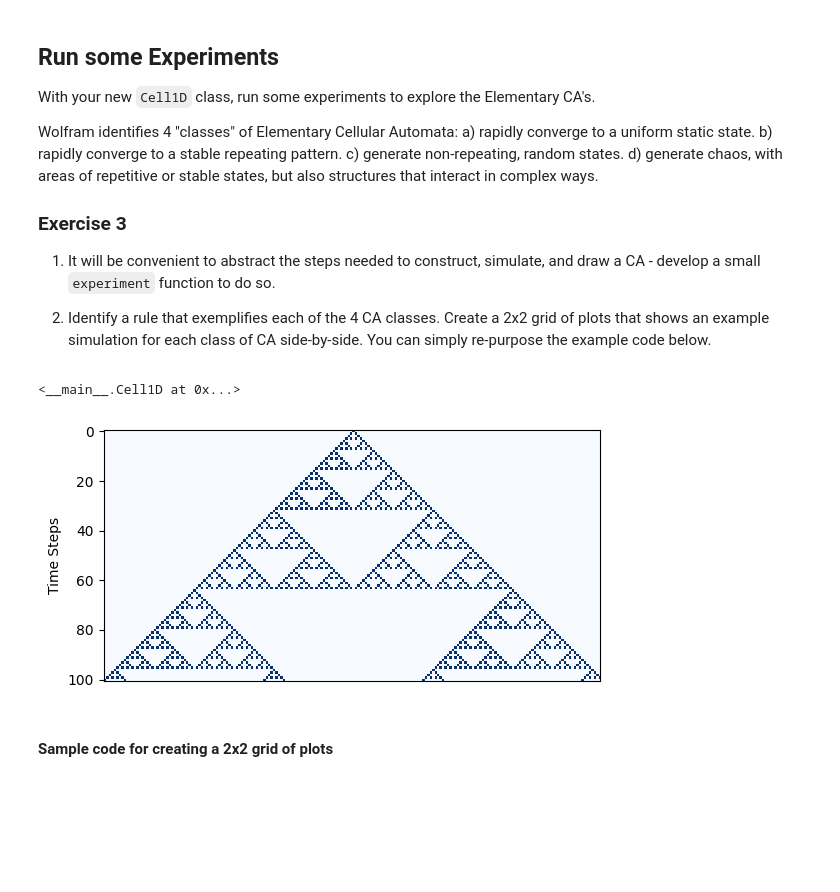
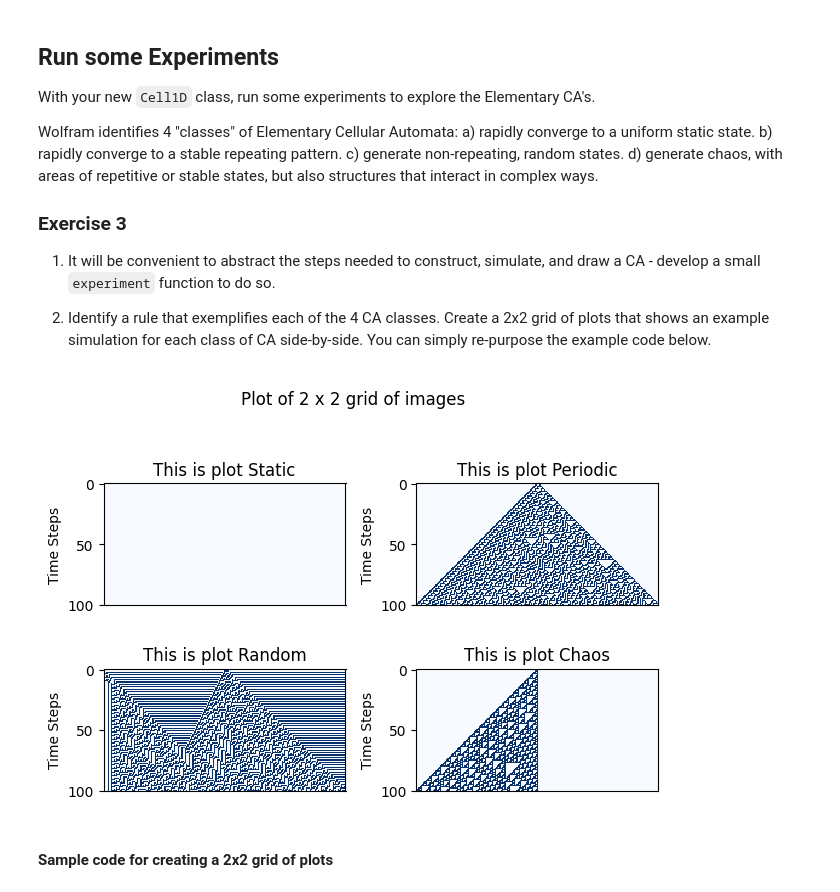
Before and after one commit to Charanjeet-x/comp215, a Jupyter notebook: labs/lab07_cellular_automata.ipynb, the cells around one changed output. Cells and saved outputs as stored; diff of their text form; code cells hidden in the pictures; blank space fills up the shorter version.

```diff
--- a/labs/lab07_cellular_automata.ipynb
+++ b/labs/lab07_cellular_automata.ipynb
@@ -197,19 +197,32 @@ Wolfram identifies 4 "classes" of Elementary Cellular Automata:
 2. Identify a rule that exemplifies each of the 4 CA classes.
    Create a 2x2 grid of plots that shows an example simulation for each class of CA side-by-side.
    You can simply re-purpose the example code below.
-# %%
-# Solution for Ex. 3 here...
-def experiment(n_cells, n_steps, rule):
-    start_state = single_centre_array(n_cells)
-    ca = Cell1D(rule, start_state)
-    ca.simulate(n_steps)
-    ca.draw()
-    return ca
-
-experiment(200, 100, 90)
-# %% [output]
-<__main__.Cell1D at 0x...>
-[figure, removed]
+# %%
+# Solution for Ex. 3 here...
+def experiment(n_cells, n_steps, rule):
+    start_state = single_centre_array(n_cells)
+    ca = Cell1D(rule, start_state)
+    ca.simulate(n_steps)
+    ca.draw()
+    return ca
+
+rule = { "Static": 0, "Periodic": 30, "Random": 45, "Chaos": 110 }
+
+def axes_layout(nrows=1, ncols=1, fig_title=None, **kwargs):
+    """ layout nrows x ncols axes with sensible defaults.  kwargs passed directly to `plt.subplots()`"""
+    kwargs = {**dict(layout='tight'), **kwargs}
+    fig, axes = plt.subplots(nrows=nrows, ncols=ncols, **kwargs)
+
+    if fig_title:
+        fig.suptitle(fig_title)
+    return axes
+
+axes = axes_layout(2, 2, fig_title='Plot of 2 x 2 grid of images')
+for ax, title in zip(axes.flat, rule.keys()):
+    ca = experiment(200, 100, rule[title])
+    plot_ca(ca.ca, axes=ax, title=f'This is plot {title}')
+# %% [output]
+[figure, added]
 # %% [markdown]
 #### Sample code for creating a 2x2 grid of plots
 # %%
```
Also changed, not shown: parts of 1 cell of this notebook.
